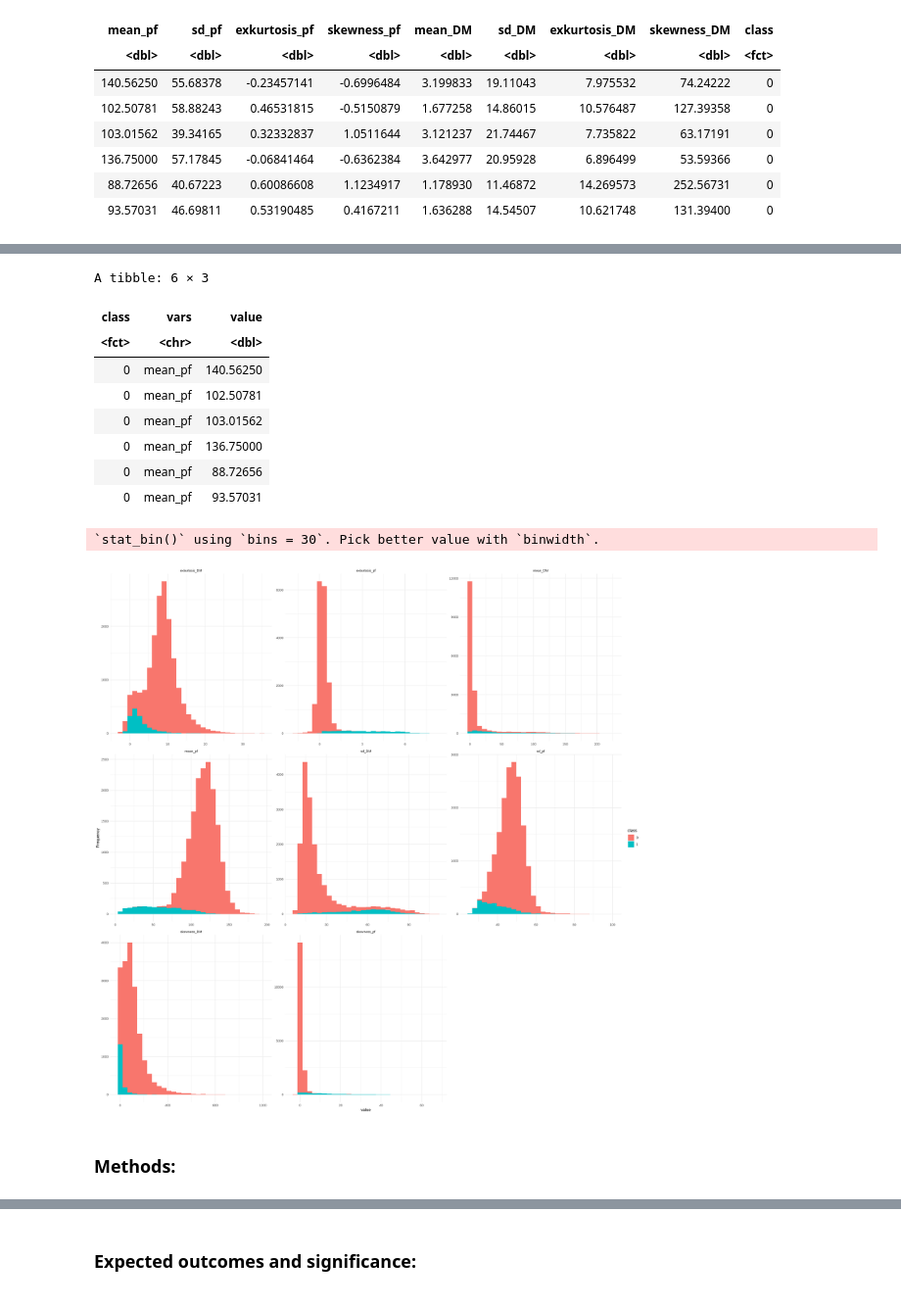
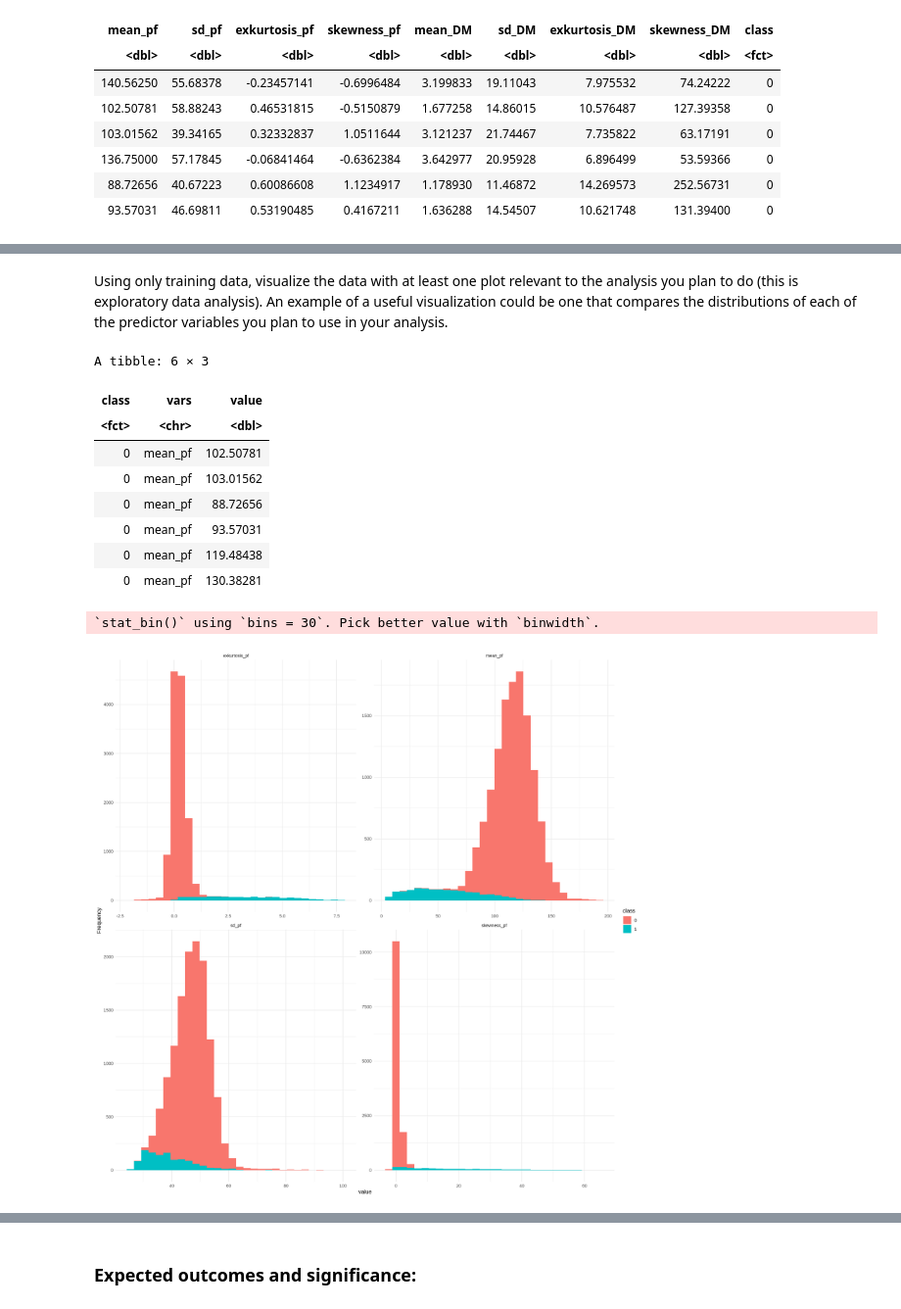
Before and after one commit to LawrenceZzf/DSCI100-G63-Proj1, a Jupyter notebook: project.ipynb, the cells around one changed output, grey strips where cells are left out. Shown at 98% size. Saved outputs shown, nothing was run; the diff lists cells and outputs as text; code cells hidden in the pictures.

```diff
--- a/project.ipynb
+++ b/project.ipynb
@@ -31,8 +53,10 @@ colnames(HTRU)=c("mean_pf",
                  "exkurtosis_DM",
                  "skewness_DM",
                  "class")
-HTRU<-mutate(HTRU,class=as_factor(class))
+HTRU<-HTRU|>
+    mutate(class=as_factor(class))
 head(HTRU)
+#By previewing the data, we can see the data is already tidy.
 # %% [output]
 Rows: 17898 Columns: 9
 ── Column specification ────────────────────────────────────────────────────────
@@ -53,26 +107,32 @@ A tibble: 6 × 9
+# %% [markdown]
+Using only training data, visualize the data with at least one plot relevant to the analysis you plan to do (this is exploratory data analysis). An example of a useful visualization could be one that compares the distributions of each of the predictor variables you plan to use in your analysis.
+# %%
+#choose predictors
+HTRU_visualization<-select(HTRU_train,mean_pf,sd_pf,exkurtosis_pf,skewness_pf,class)
 # %%
-HTRU_long <- gather(HTRU, key = "vars", value = "value",-class)
+HTRU_long <- gather(HTRU_visualization, key = "vars", value = "value",-class)
 head(HTRU_long)
 # %% [output]
 A tibble: 6 × 3
 | class | vars | value |
 | <fct> | <chr> | <dbl> |
-| 0 | mean_pf | 140.56250 |
 | 0 | mean_pf | 102.50781 |
 | 0 | mean_pf | 103.01562 |
-| 0 | mean_pf | 136.75000 |
 | 0 | mean_pf | 88.72656 |
 | 0 | mean_pf | 93.57031 |
+| 0 | mean_pf | 119.48438 |
+| 0 | mean_pf | 130.38281 |
 # %%
 #visualization variables by class profile.
-options(repr.plot.width = 20, repr.plot.height = 20)
+options(repr.plot.width = 15, repr.plot.height = 15)
 HTRU_plot<-ggplot(HTRU_long,aes(x=value,fill=class))+
     geom_histogram()+
     facet_wrap(~ vars, scales = "free") +
     xlab("value")+
     ylab("Frequency")+
+    theme(text = element_text(size = 30))+
     theme_minimal()
 HTRU_plot
 # %% [output]
 `stat_bin()` using `bins = 30`. Pick better value with `binwidth`.
-[figure, old version]
+[figure, new version]
@@ -83,2 +138,0 @@ HTRU_test <- testing(HTRU_split) #data spliting
-# %% [markdown]
-### Methods:
```
Also changed, not shown: parts of 27 cells of this notebook.
